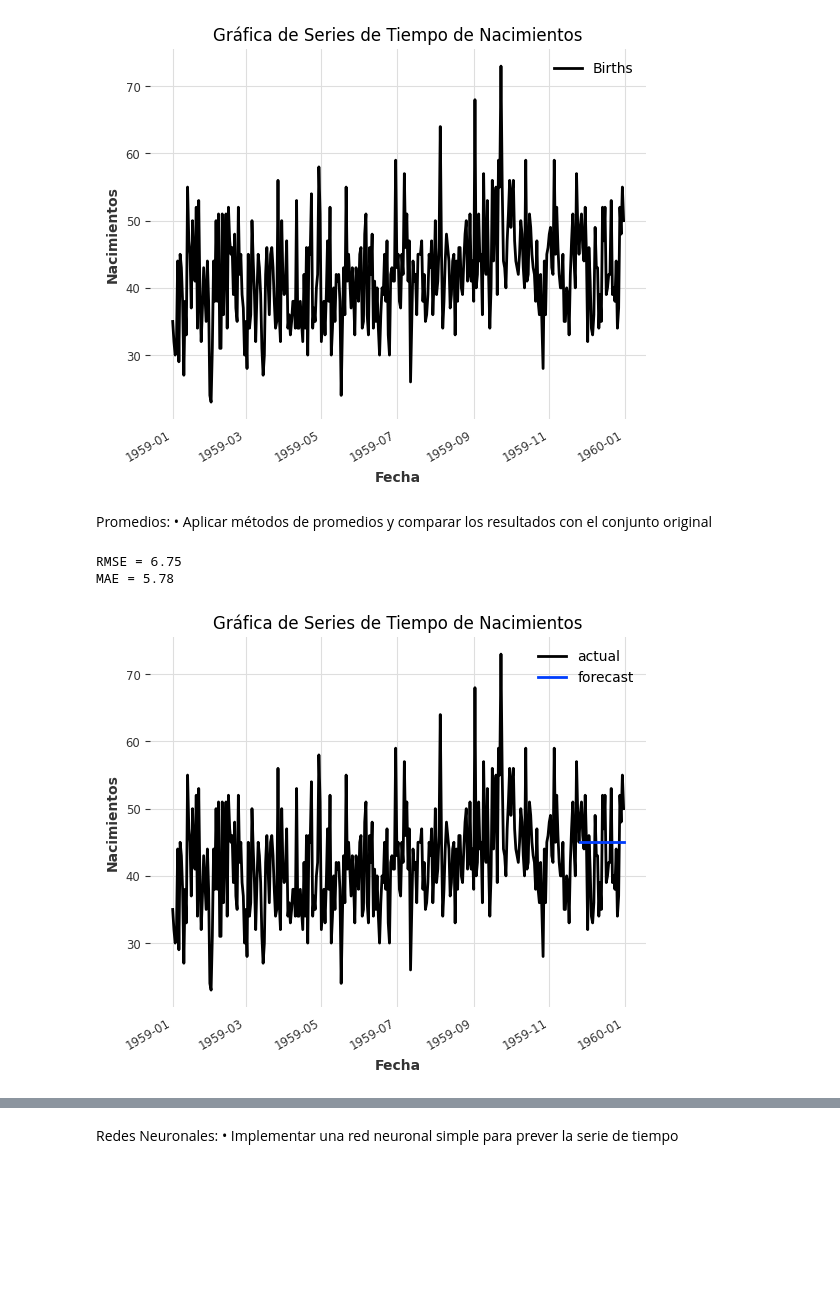
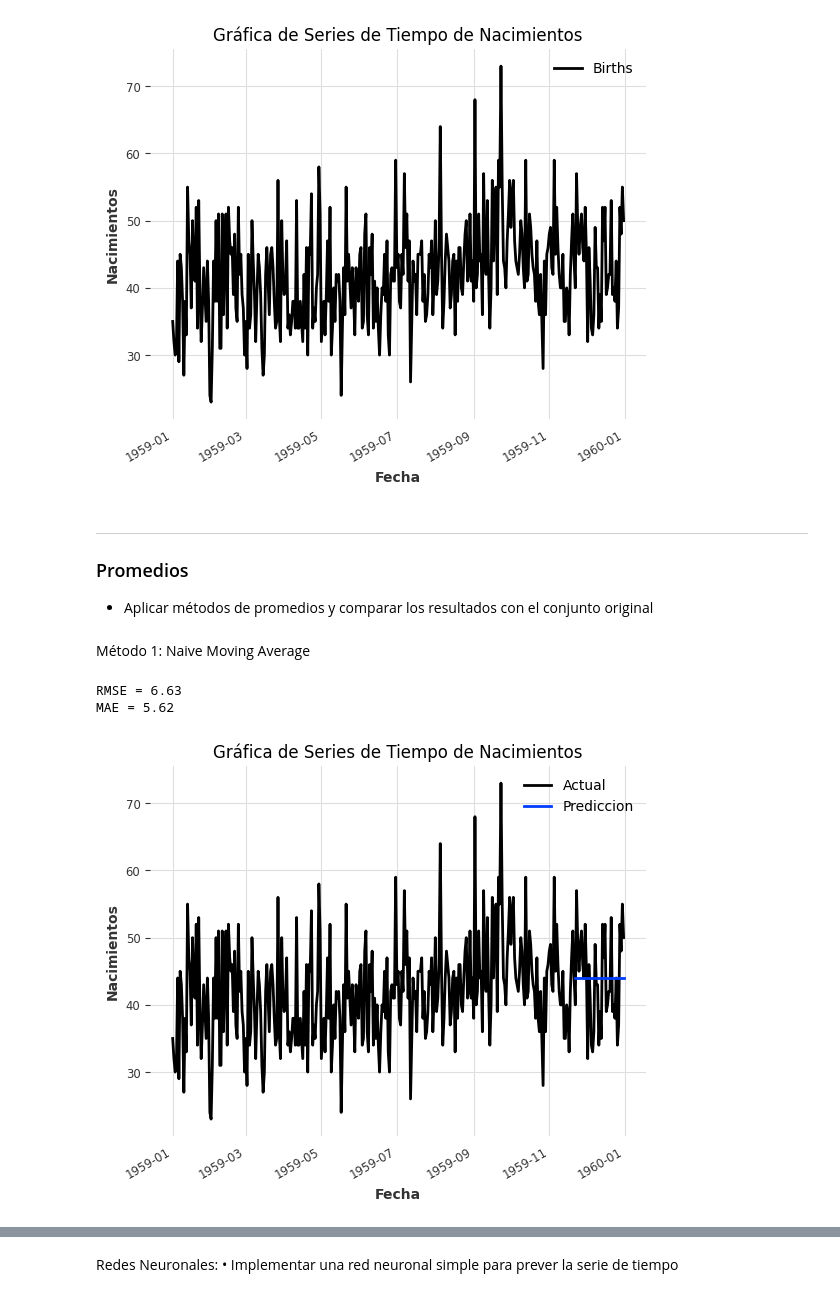
Before and after one commit to 20Candy/lab3_dataScience, a Jupyter notebook: ejercicio1_births.ipynb, the cells around one changed output, grey strips where cells are left out. Cells and saved outputs as stored; diff of their text form; code cells hidden in the pictures; blank space fills up the shorter version.

```diff
--- a/ejercicio1_births.ipynb
+++ b/ejercicio1_births.ipynb
@@ -44,39 +44,42 @@ plt.show()
 [figure]
 # %%
 # Entrenamiento y validación
-train, val = ts[:-36], ts[-36:]
+train, val = ts[:-40], ts[-40:]
 # %% [markdown]
-Promedios:
-• Aplicar métodos de promedios y comparar los resultados con el conjunto original
+-------
+### Promedios
+- Aplicar métodos de promedios y comparar los resultados con el conjunto original
+# %% [markdown]
+Método 1: Naive Moving Average
 # %%
 from darts.models import NaiveMovingAverage
 from darts.metrics import rmse, mae
 
 # Crear el modelo
 model = NaiveMovingAverage()
 
 # Entrenar el modelo
 model.fit(train)
 
 # Predecir los valores
 prediction = model.predict(len(val))      # 36 es el 10% de los datos
 
 # Error RMSE, MAE
 print('RMSE = {:.2f}'.format(rmse(val, prediction)))
 print('MAE = {:.2f}'.format(mae(val, prediction)))
 
 
 # Crear la gráfica de serie de tiempo
 fig, ax = plt.subplots()
-ts.plot(label='actual', ax=ax)
-prediction.plot(label='forecast', ax=ax)
+ts.plot(label='Actual', ax=ax)
+prediction.plot(label='Prediccion', ax=ax)
 
 ax.set_title("Gráfica de Series de Tiempo de Nacimientos")
 ax.set_xlabel("Fecha")
 ax.set_ylabel("Nacimientos")
 ax.legend()
 plt.show()
 # %% [output]
-RMSE = 6.75
-MAE = 5.78
+RMSE = 6.63
+MAE = 5.62
-[figure, old version]
+[figure, new version]
```
Also changed, not shown: parts of 16 cells of this notebook.
